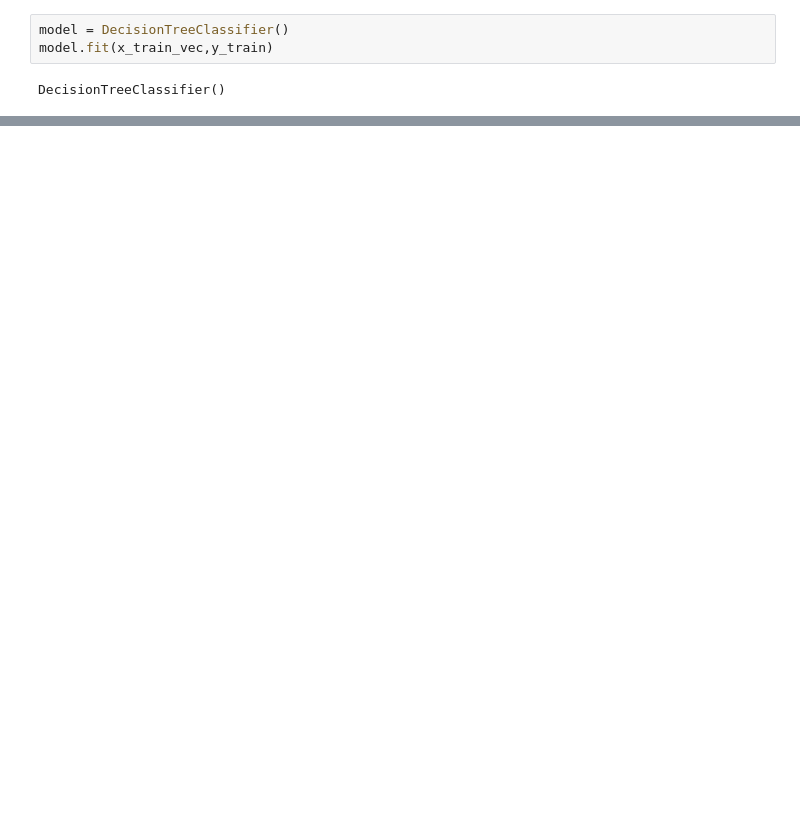
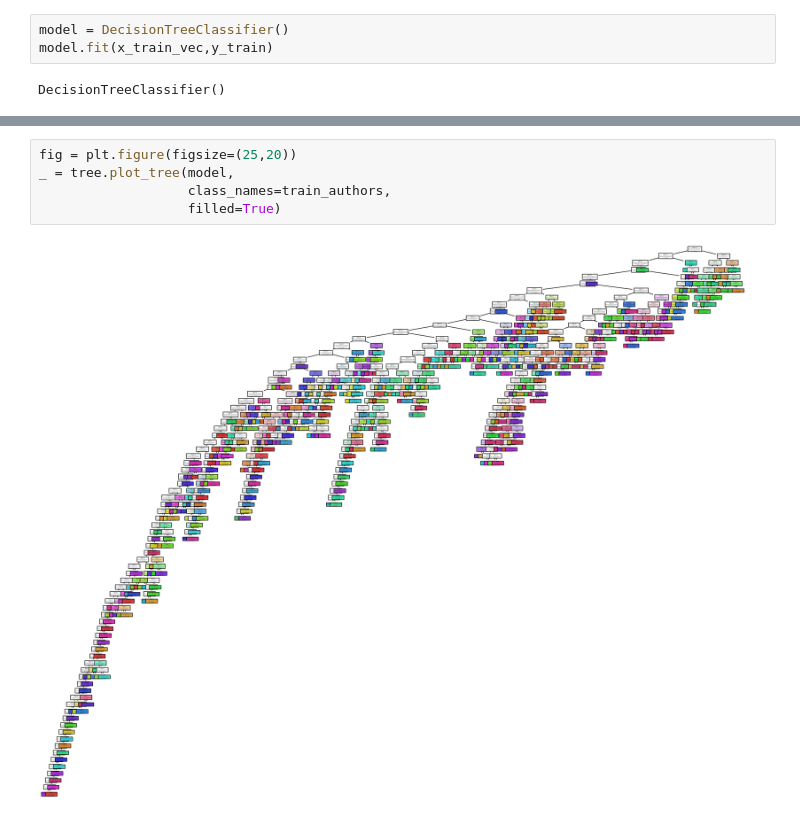
Before and after one commit to Vincent-G-Van/cmpe255-project, a Jupyter notebook: Baseline/Program_Baseline_Shabab.ipynb, the cells around one changed output, grey strips where cells are left out. Cells and saved outputs as stored; diff of their text form; blank space fills up the shorter version.

```diff
--- a/Baseline/Program_Baseline_Shabab.ipynb
+++ b/Baseline/Program_Baseline_Shabab.ipynb
@@ -354,0 +366,7 @@ print(rep)
+# %%
+fig = plt.figure(figsize=(25,20))
+_ = tree.plot_tree(model,
+                   class_names=train_authors,
+                   filled=True)
+# %% [output]
+[figure, added]
```
Also changed, not shown: parts of 7 cells of this notebook.
